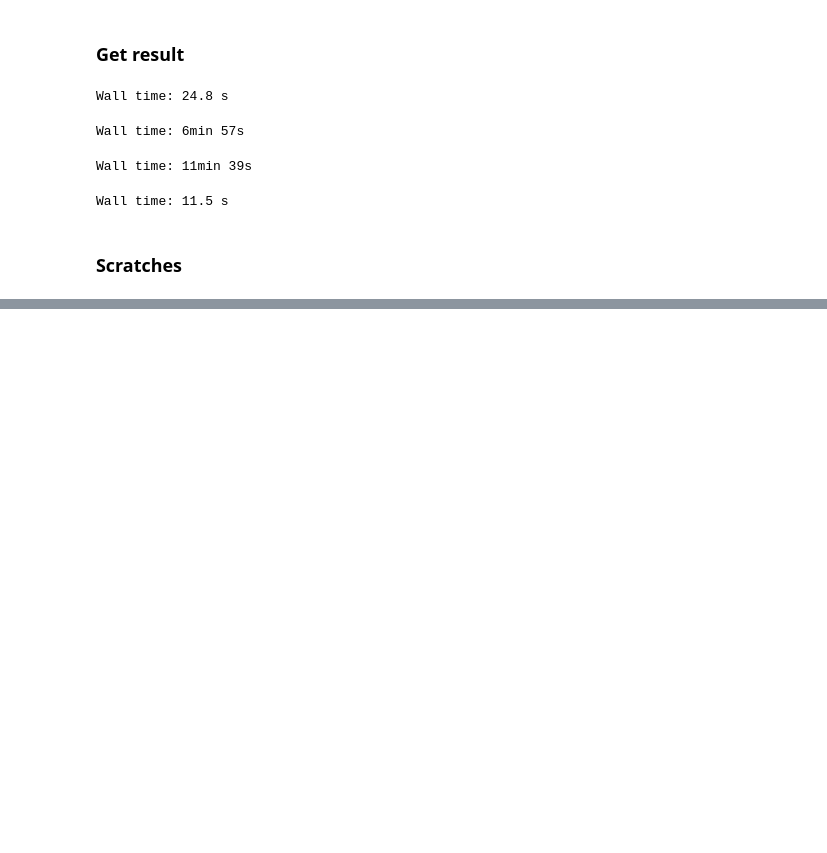
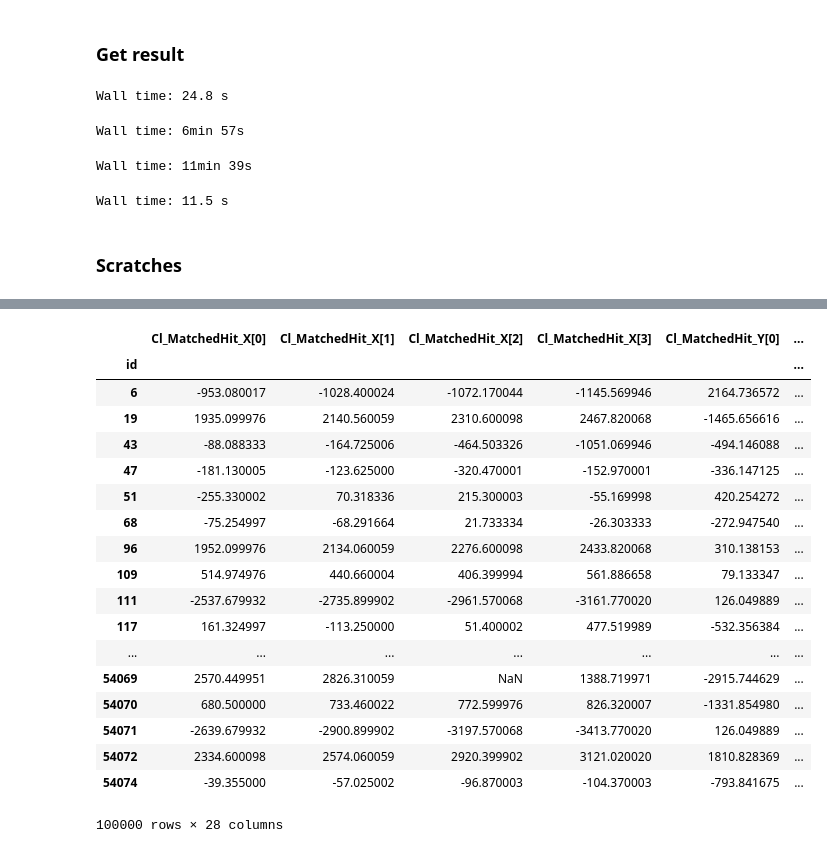
Before and after one commit to almaslov/idao2019, a Jupyter notebook: 09_foi.ipynb, the cells around one changed output, grey strips where cells are left out. Drawn from its saved outputs; the diff is of its cells as text; code cells hidden in the pictures; blank space fills up the shorter version.

```diff
--- a/09_foi.ipynb
+++ b/09_foi.ipynb
@@ -884,0 +828,22 @@ Wall time: 2.06 s
+# %%
+global_foi_data[cl_cols]
+# %% [output]
+|  | Cl_MatchedHit_X[0] | Cl_MatchedHit_X[1] | Cl_MatchedHit_X[2] | Cl_MatchedHit_X[3] | Cl_MatchedHit_Y[0] | ... |
+| id |  |  |  |  |  | ... |
+| 6 | -953.080017 | -1028.400024 | -1072.170044 | -1145.569946 | 2164.736572 | ... |
+| 19 | 1935.099976 | 2140.560059 | 2310.600098 | 2467.820068 | -1465.656616 | ... |
+| 43 | -88.088333 | -164.725006 | -464.503326 | -1051.069946 | -494.146088 | ... |
+| 47 | -181.130005 | -123.625000 | -320.470001 | -152.970001 | -336.147125 | ... |
+| 51 | -255.330002 | 70.318336 | 215.300003 | -55.169998 | 420.254272 | ... |
+| 68 | -75.254997 | -68.291664 | 21.733334 | -26.303333 | -272.947540 | ... |
+| 96 | 1952.099976 | 2134.060059 | 2276.600098 | 2433.820068 | 310.138153 | ... |
+| 109 | 514.974976 | 440.660004 | 406.399994 | 561.886658 | 79.133347 | ... |
+| 111 | -2537.679932 | -2735.899902 | -2961.570068 | -3161.770020 | 126.049889 | ... |
+| 117 | 161.324997 | -113.250000 | 51.400002 | 477.519989 | -532.356384 | ... |
+| ... | ... | ... | ... | ... | ... | ... |
+| 54069 | 2570.449951 | 2826.310059 | NaN | 1388.719971 | -2915.744629 | ... |
+| 54070 | 680.500000 | 733.460022 | 772.599976 | 826.320007 | -1331.854980 | ... |
+| 54071 | -2639.679932 | -2900.899902 | -3197.570068 | -3413.770020 | 126.049889 | ... |
+| 54072 | 2334.600098 | 2574.060059 | 2920.399902 | 3121.020020 | 1810.828369 | ... |
+| 54074 | -39.355000 | -57.025002 | -96.870003 | -104.370003 | -793.841675 | ... |
+100000 rows × 28 columns
```
Also changed, not shown: parts of 10 cells of this notebook.
